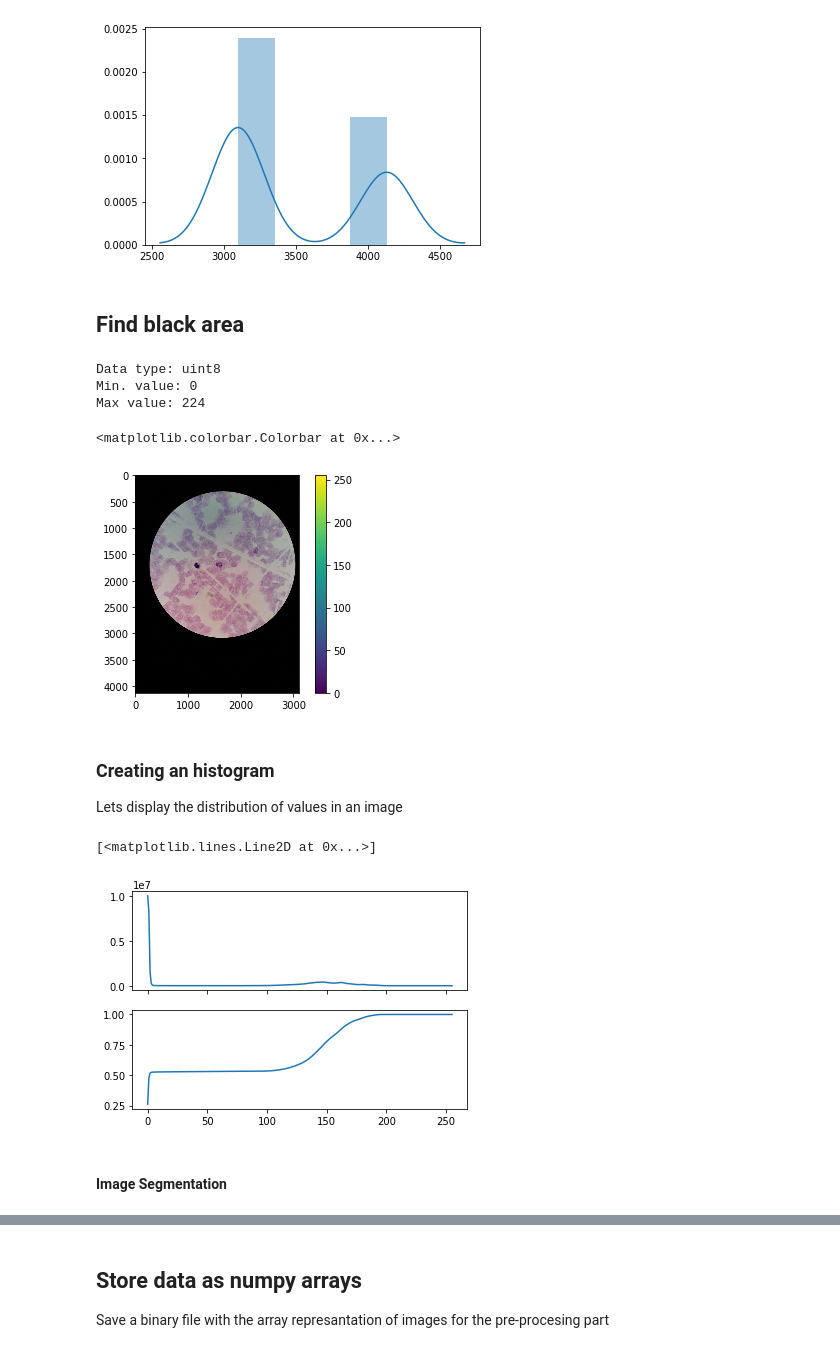
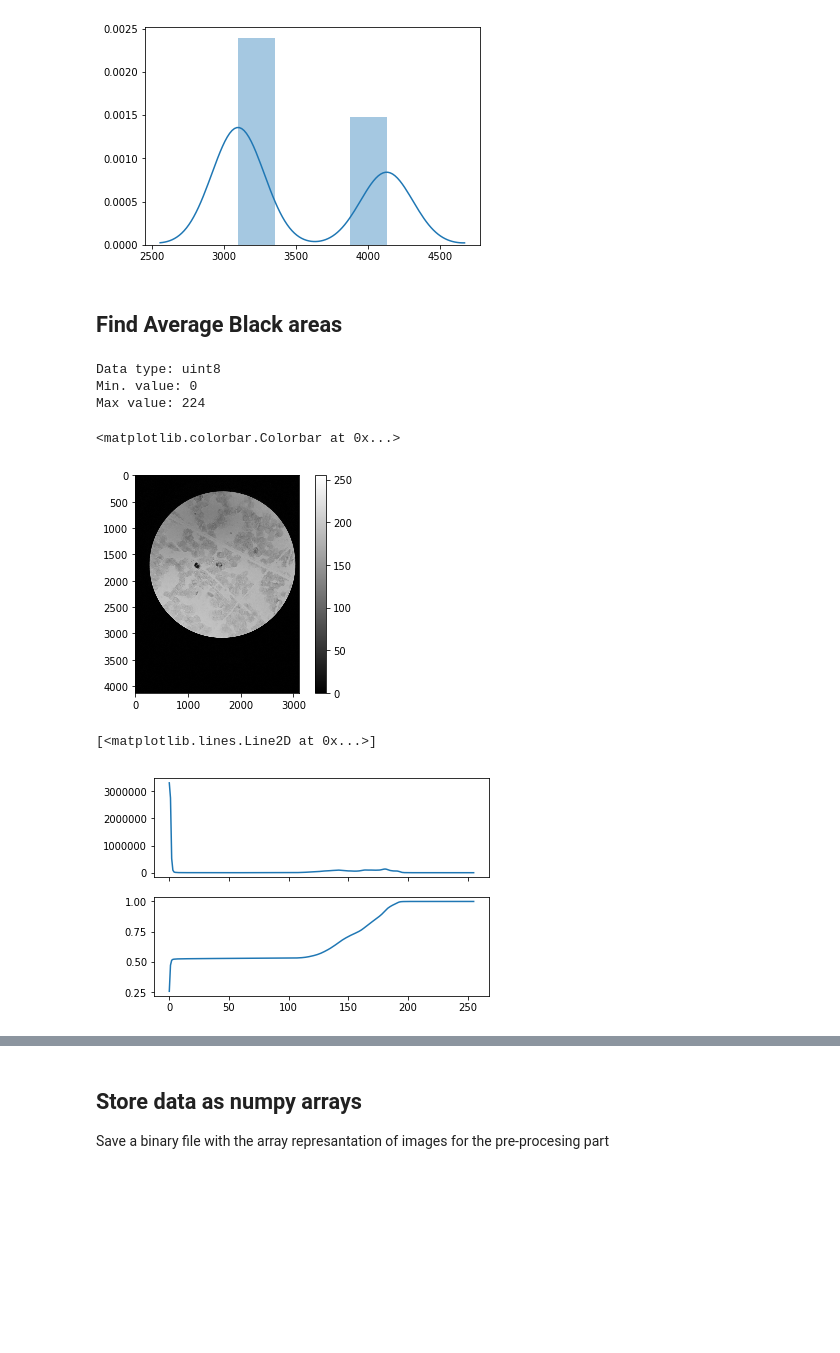
Before and after one commit to ErickDiaz/bioinformatic_thesis_project, a Jupyter notebook: code/data-exploration/data_exploration.ipynb, the cells around one changed output, grey strips where cells are left out. Saved outputs shown, nothing was run; the diff lists cells and outputs as text; code cells hidden in the pictures; blank space fills up the shorter version.

Commit message:
update on getting the black areas of images

```diff
--- a/code/data-exploration/data_exploration.ipynb
+++ b/code/data-exploration/data_exploration.ipynb
@@ -41,7 +41,7 @@ train_images_shape = []
 for i in train_images_paths:
     new_image = imio.imread(RAW_IMAGES_PATH+i)
     train_images.append(new_image)
-    train_images_gray_scaleappend(new_image[:,:,0])
+    train_images_gray_scale.append(new_image[:,:,0])
     train_images_shape.append(new_image.shape)
 # %%
 train_images_shape =  np.array(train_images_shape)
@@ -139,27 +139,24 @@ sns.distplot(widths)
 # %% [output]
 <matplotlib.axes._subplots.AxesSubplot at 0x...>
 [figure]
-# %% [markdown]
-## Find black area
+# %% [markdown]
+## Find Average Black areas
 # %%
-im = train_images[7]
+im = train_images_gray_scale[7]
 
 print('Data type:', im.dtype)
 print('Min. value:', im.min())
 print('Max value:', im.max())
 
 
-plt.imshow(im, vmin=0, vmax=255)
+plt.imshow(im, cmap='gray', vmin=0, vmax=255)
 plt.colorbar()
 # %% [output]
 Data type: uint8
 Min. value: 0
 Max value: 224
 <matplotlib.colorbar.Colorbar at 0x...>
-[figure, old version]
+[figure, new version]
-# %% [markdown]
-### Creating an histogram
-Lets display the distribution of values in an image
 # %%
 hist = ndi.histogram(im, min=0, max=255, bins=256)
 
@@ -172,6 +169,4 @@ axes[0].plot(hist, label='Histogram')
 axes[1].plot(cdf, label='CDF')
 # %% [output]
 [<matplotlib.lines.Line2D at 0x...>]
-[figure, old version]
+[figure, new version]
-# %% [markdown]
-#### Image Segmentation
```
Also changed, not shown: parts of 13 cells of this notebook.
